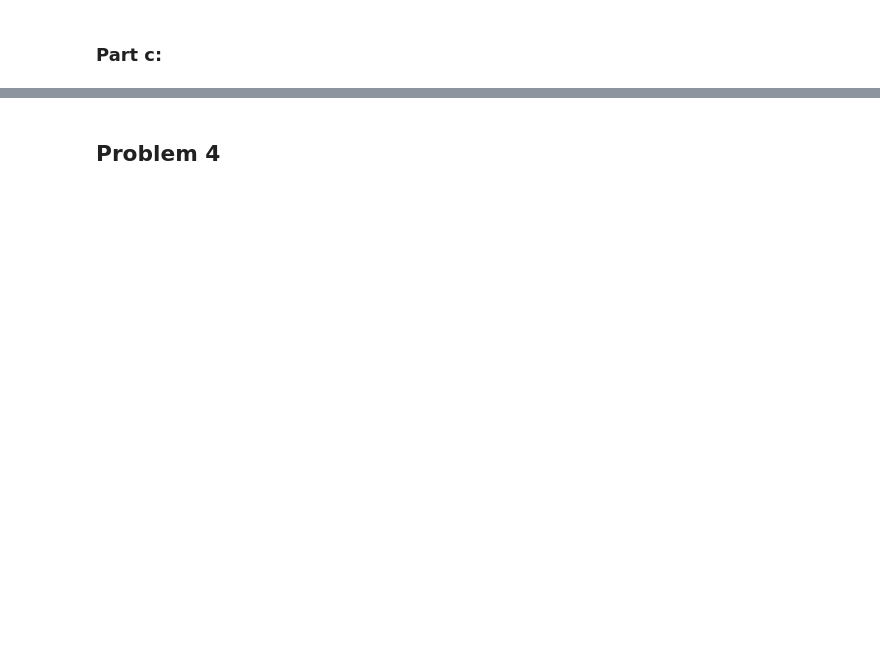
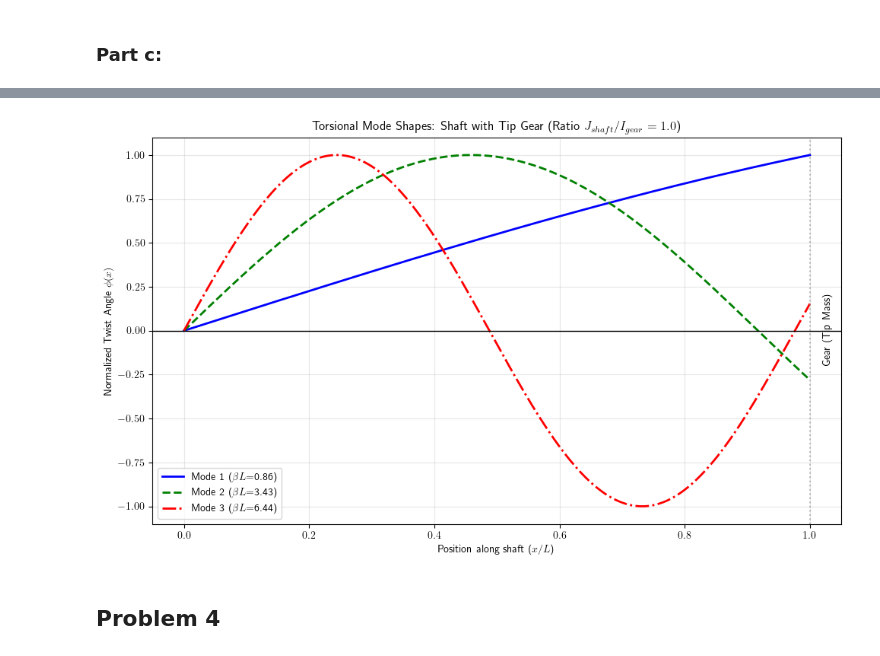
Before and after one commit to HoangNguyen17/AE543, a Jupyter notebook: HW6/HoangNguyen_HW6.ipynb, the cells around one changed output, grey strips where cells are left out. Cells and saved outputs as stored; diff of their text form; code cells hidden in the pictures; blank space fills up the shorter version.

```diff
--- a/HW6/HoangNguyen_HW6.ipynb
+++ b/HW6/HoangNguyen_HW6.ipynb
@@ -473,0 +537,93 @@ plt.show()
+# %%
+import numpy as np
+import matplotlib.pyplot as plt
+
+# === 1. System Parameters ===
+# R is the ratio of Total Shaft Inertia (J_shaft) to Gear Inertia (I_gear)
+# R = 1.0 implies the shaft and the gear have the same moment of inertia.
+R = 1.0
+
+# The transcendental equation we need to solve: x * tan(x) - R = 0
+def characteristic_eq(x):
+    return x * np.tan(x) - R
+
+# === 2. Bisection Method ===
+def find_root(func, x_min, x_max, tol=1e-6, max_iter=100):
+    """
+    Finds a root of func(x) = 0 in the interval [x_min, x_max]
+    using the Bisection method.
+    """
+    if func(x_min) * func(x_max) > 0:
+        print(f"Warning: Root might not exist in [{x_min}, {x_max}]")
+        return None
+
+    mid = (x_min + x_max) / 2.0
+    for _ in range(max_iter):
+        mid = (x_min + x_max) / 2.0
+        if abs(func(mid)) < tol or (x_max - x_min) / 2.0 < tol:
+            return mid
+
+        if func(mid) * func(x_min) < 0:
+            x_max = mid
+        else:
+            x_min = mid
+
+    return mid
+
+# === 3. Compute Eigenvalues ===
+# We know the roots exist in specific intervals between asymptotes.
+# Asymptotes are at pi/2, 3pi/2, 5pi/2...
+# Roots are slightly before these asymptotes.
+
+pi = np.pi
+search_intervals = [
+    (0.1, pi/2 - 0.1),      # Mode 1 Interval
+    (pi, 3*pi/2 - 0.1),     # Mode 2 Interval
+    (2*pi, 5*pi/2 - 0.1)    # Mode 3 Interval
+]
+
+eigenvalues = []
+print(f"Solving for Mass Ratio R = {R}...")
+
+for i, (low, high) in enumerate(search_intervals):
+    root = find_root(characteristic_eq, low, high)
+    if root:
+        eigenvalues.append(root)
+        print(f"Mode {i+1}: Beta*L = {root:.4f}")
+
+# === 4. Plotting the Eigenfunctions ===
+# Spatial domain x/L from 0 to 1
+x_norm = np.linspace(0, 1, 500)
+
+plt.figure(figsize=(10, 6), dpi=100)
+
+styles = ['-', '--', '-.']
+colors = ['blue', 'green', 'red']
+
+for i, beta_L in enumerate(eigenvalues):
+    # Calculate Mode Shape: phi(x) = sin(beta * x)
+    # Using normalized coordinate: phi(x/L) = sin(beta*L * (x_norm))
+    mode_shape = np.sin(beta_L * x_norm)
+
+    # Normalize amplitude to 1 for clearer comparison
+    mode_shape = mode_shape / np.max(np.abs(mode_shape))
+
+    label_txt = f'Mode {i+1} ($\\beta L$={beta_L:.2f})'
+    plt.plot(x_norm, mode_shape, linestyle=styles[i], color=colors[i],
+             linewidth=2, label=label_txt)
+
+# Decoration
+plt.title(f'Torsional Mode Shapes: Shaft with Tip Gear (Ratio $J_{{shaft}}/I_{{gear}}={R}$)')
+plt.xlabel('Position along shaft ($x/L$)')
+plt.ylabel('Normalized Twist Angle $\\phi(x)$')
+plt.axhline(0, color='black', linewidth=1) # Zero line
+plt.axvline(1, color='gray', linestyle=':', alpha=0.5) # Tip line
+
+# Add annotation for the gear
+plt.text(1.02, 0, 'Gear (Tip Mass)', rotation=90, verticalalignment='center')
+
+plt.legend()
+plt.grid(True, alpha=0.3)
+plt.tight_layout()
+plt.show()
+# %% [output]
@@ -474,2 +634,3 @@ plt.show()
+[figure, added]
 # %% [markdown]
 ## Problem 4
```
Also changed, not shown: parts of 20 cells of this notebook, 1 other file.
